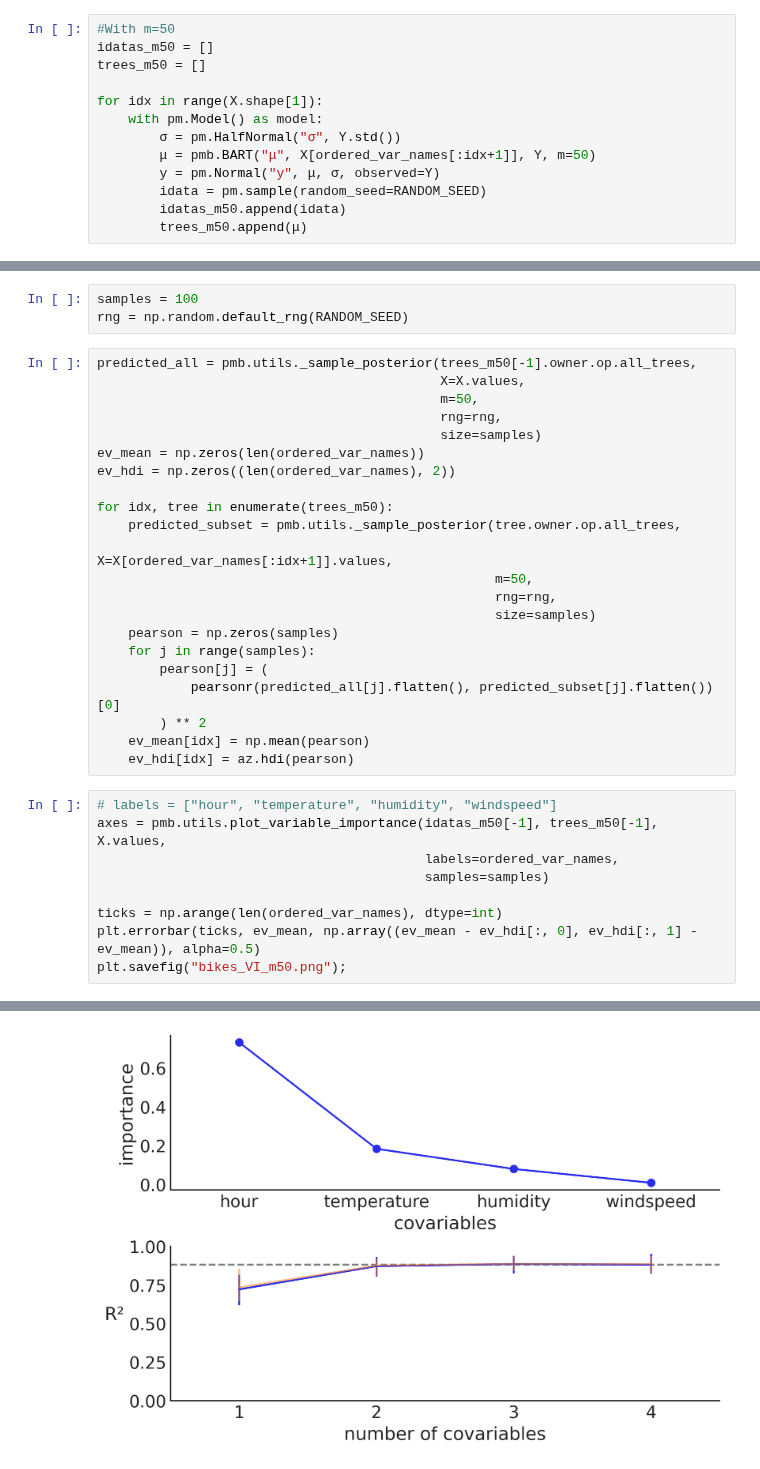
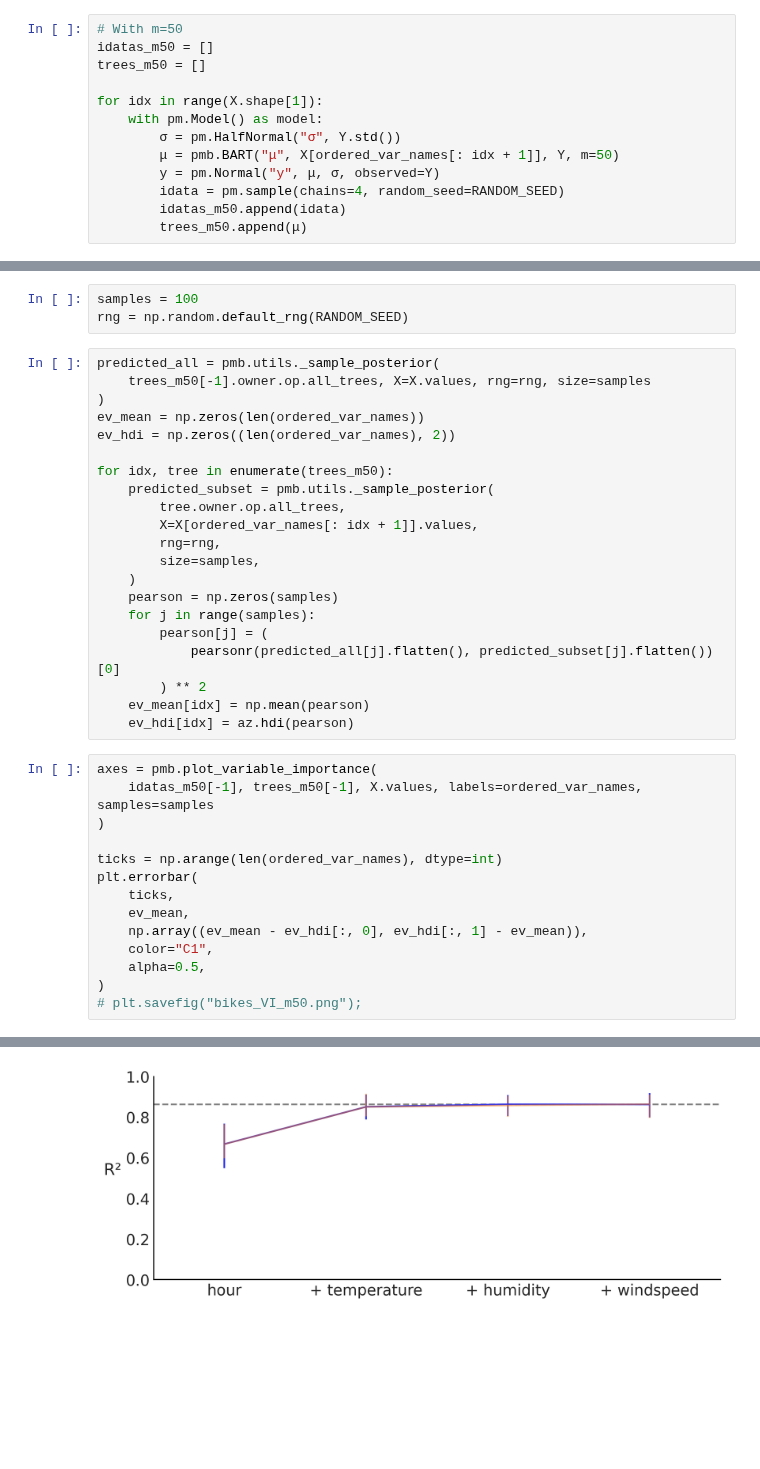
Before and after one commit to Grupo-de-modelado-probabilista/BART, a Jupyter notebook: variable_selection/Bikes.ipynb, the cells around one changed output, grey strips where cells are left out. Cells and saved outputs as stored; diff of their text form; blank space fills up the shorter version.

Commit message:
update Bikes example

```diff
--- a/variable_selection/Bikes.ipynb
+++ b/variable_selection/Bikes.ipynb
@@ -24,14 +25,14 @@ ordered_var_names = ["hour", "temperature", "humidity", "windspeed"]
 # %%
-#With m=50
+# With m=50
 idatas_m50 = []
 trees_m50 = []
 
 for idx in range(X.shape[1]):
     with pm.Model() as model:
         σ = pm.HalfNormal("σ", Y.std())
-        μ = pmb.BART("μ", X[ordered_var_names[:idx+1]], Y, m=50)
+        μ = pmb.BART("μ", X[ordered_var_names[: idx + 1]], Y, m=50)
         y = pm.Normal("y", μ, σ, observed=Y)
-        idata = pm.sample(random_seed=RANDOM_SEED)
+        idata = pm.sample(chains=4, random_seed=RANDOM_SEED)
         idatas_m50.append(idata)
         trees_m50.append(μ)
 # %% [output]
@@ -58,20 +71,19 @@ We now check that computing the predictions estimated by pruning the trees is cl
 samples = 100
 rng = np.random.default_rng(RANDOM_SEED)
 # %%
-predicted_all = pmb.utils._sample_posterior(trees_m50[-1].owner.op.all_trees,
-                                            X=X.values,
-                                            m=50,
-                                            rng=rng,
-                                            size=samples)
+predicted_all = pmb.utils._sample_posterior(
+    trees_m50[-1].owner.op.all_trees, X=X.values, rng=rng, size=samples
+)
 ev_mean = np.zeros(len(ordered_var_names))
 ev_hdi = np.zeros((len(ordered_var_names), 2))
 
 for idx, tree in enumerate(trees_m50):
-    predicted_subset = pmb.utils._sample_posterior(tree.owner.op.all_trees,
-                                                   X=X[ordered_var_names[:idx+1]].values,
-                                                   m=50,
-                                                   rng=rng,
-                                                   size=samples)
+    predicted_subset = pmb.utils._sample_posterior(
+        tree.owner.op.all_trees,
+        X=X[ordered_var_names[: idx + 1]].values,
+        rng=rng,
+        size=samples,
+    )
     pearson = np.zeros(samples)
     for j in range(samples):
         pearson[j] = (
@@ -80,12 +92,17 @@ for idx, tree in enumerate(trees_m50):
     ev_mean[idx] = np.mean(pearson)
     ev_hdi[idx] = az.hdi(pearson)
 # %%
-# labels = ["hour", "temperature", "humidity", "windspeed"]
-axes = pmb.utils.plot_variable_importance(idatas_m50[-1], trees_m50[-1], X.values,
-                                          labels=ordered_var_names,
-                                          samples=samples)
+axes = pmb.plot_variable_importance(
+    idatas_m50[-1], trees_m50[-1], X.values, labels=ordered_var_names, samples=samples
+)
 
 ticks = np.arange(len(ordered_var_names), dtype=int)
-plt.errorbar(ticks, ev_mean, np.array((ev_mean - ev_hdi[:, 0], ev_hdi[:, 1] - ev_mean)), alpha=0.5)
-plt.savefig("bikes_VI_m50.png");
+plt.errorbar(
+    ticks,
+    ev_mean,
+    np.array((ev_mean - ev_hdi[:, 0], ev_hdi[:, 1] - ev_mean)),
+    color="C1",
+    alpha=0.5,
+)
+# plt.savefig("bikes_VI_m50.png");
 # %% [output]
@@ -92 +110 @@ plt.savefig("bikes_VI_m50.png");
-[figure, old version]
+[figure, new version]
```
Also changed, not shown: parts of 10 cells of this notebook, 2 other files.
